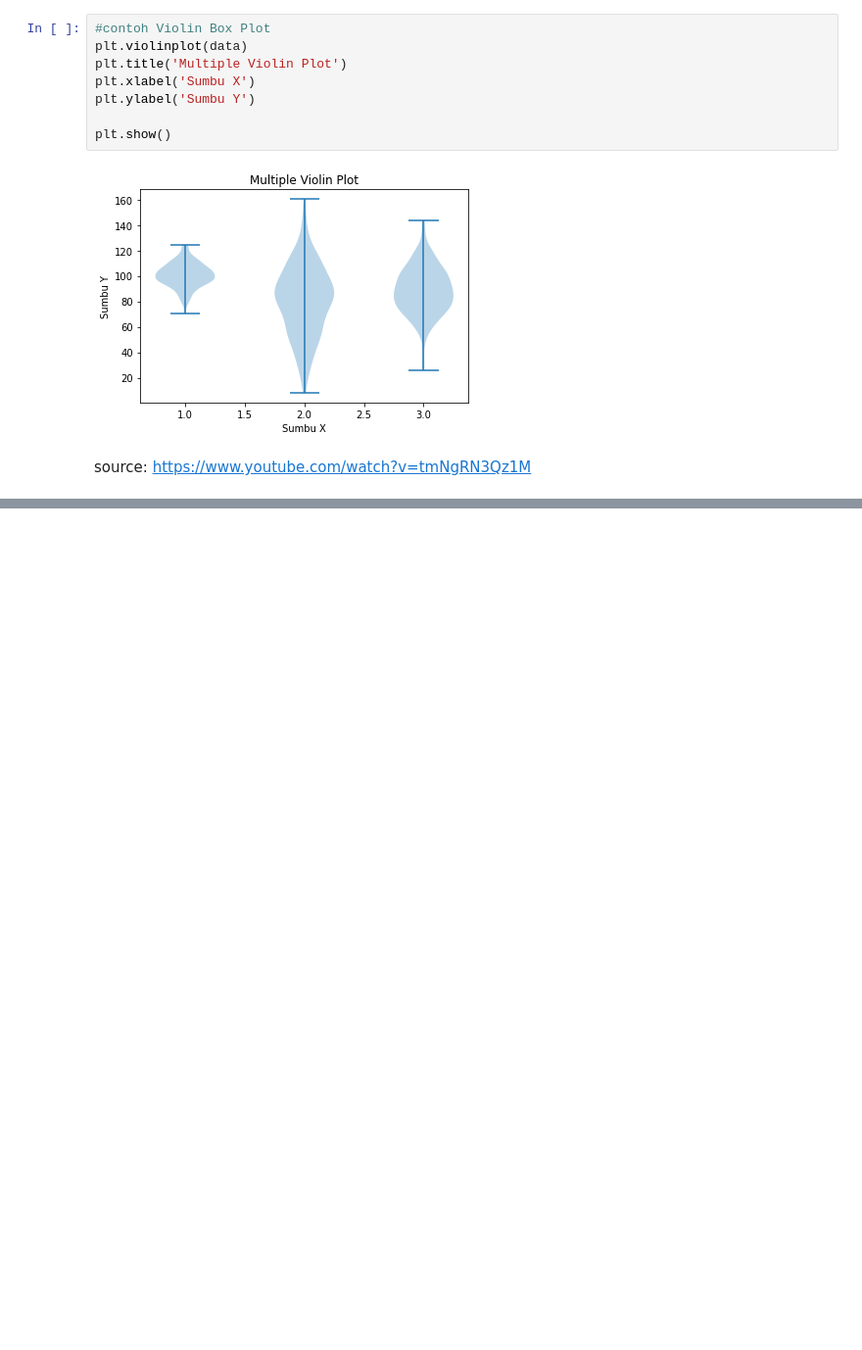
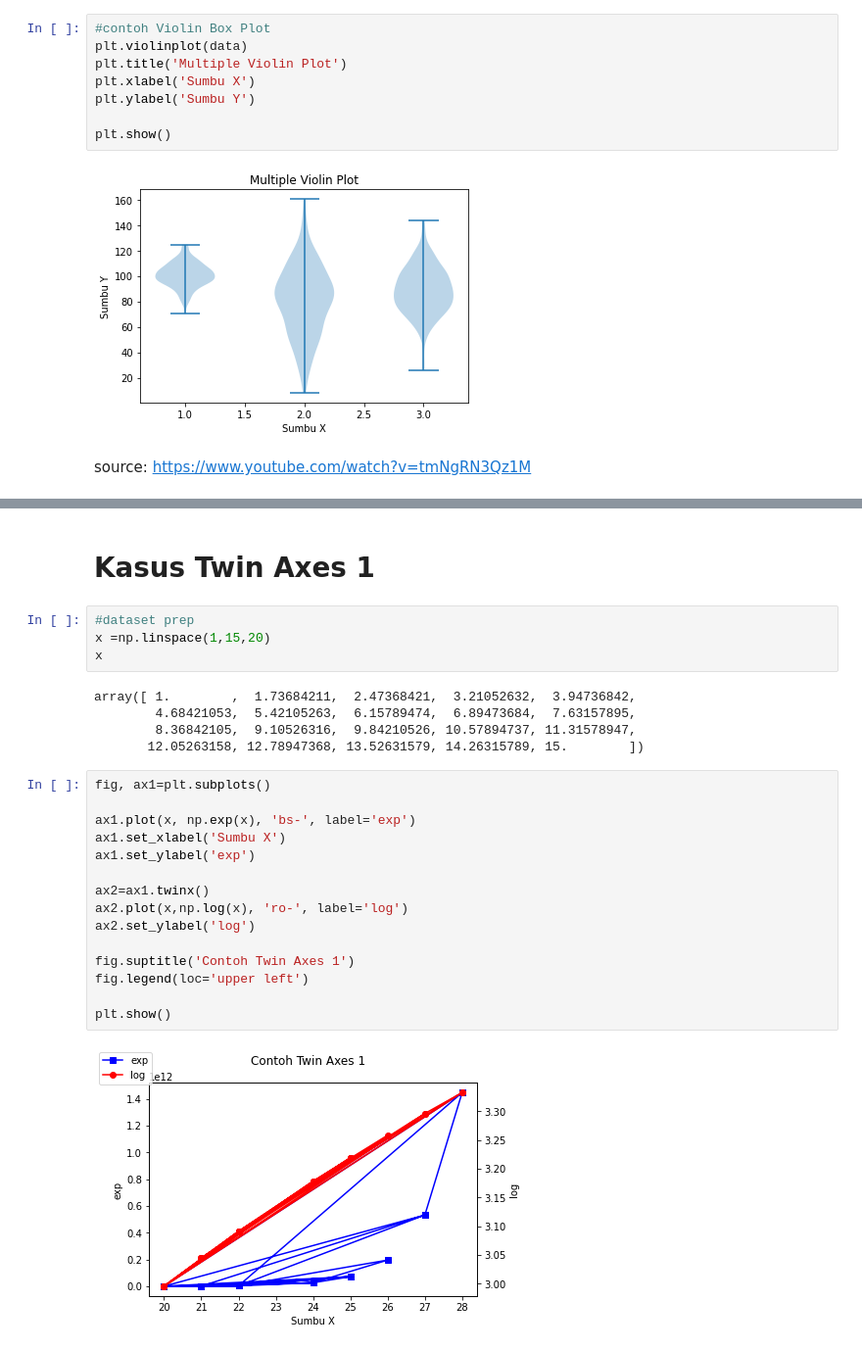
Before and after one commit to MarkvinsonAvatara/Matplotlib_learn, a Jupyter notebook: MatplotlibLearnWeek6.ipynb, the cells around one changed output, grey strips where cells are left out. Shown at 98% size. Drawn from its saved outputs; the diff is of its cells as text; blank space fills up the shorter version.

Commit message:
Menambahkan Part 3 Twin Axes

```diff
--- a/MatplotlibLearnWeek6.ipynb
+++ b/MatplotlibLearnWeek6.ipynb
@@ -275,0 +294,28 @@ source: https://www.youtube.com/watch?v=tmNgRN3Qz1M
+# %% [markdown]
+# Kasus Twin Axes 1
+# %%
+#dataset prep
+x =np.linspace(1,15,20)
+x
+# %% [output]
+array([ 1.        ,  1.73684211,  2.47368421,  3.21052632,  3.94736842,
+        4.68421053,  5.42105263,  6.15789474,  6.89473684,  7.63157895,
+        8.36842105,  9.10526316,  9.84210526, 10.57894737, 11.31578947,
+       12.05263158, 12.78947368, 13.52631579, 14.26315789, 15.        ])
+# %%
+fig, ax1=plt.subplots()
+
+ax1.plot(x, np.exp(x), 'bs-', label='exp')
+ax1.set_xlabel('Sumbu X')
+ax1.set_ylabel('exp')
+
+ax2=ax1.twinx()
+ax2.plot(x,np.log(x), 'ro-', label='log')
+ax2.set_ylabel('log')
+
+fig.suptitle('Contoh Twin Axes 1')
+fig.legend(loc='upper left')
+
+plt.show()
+# %% [output]
+[figure, added]
```
Also changed, not shown: parts of 10 cells of this notebook.
